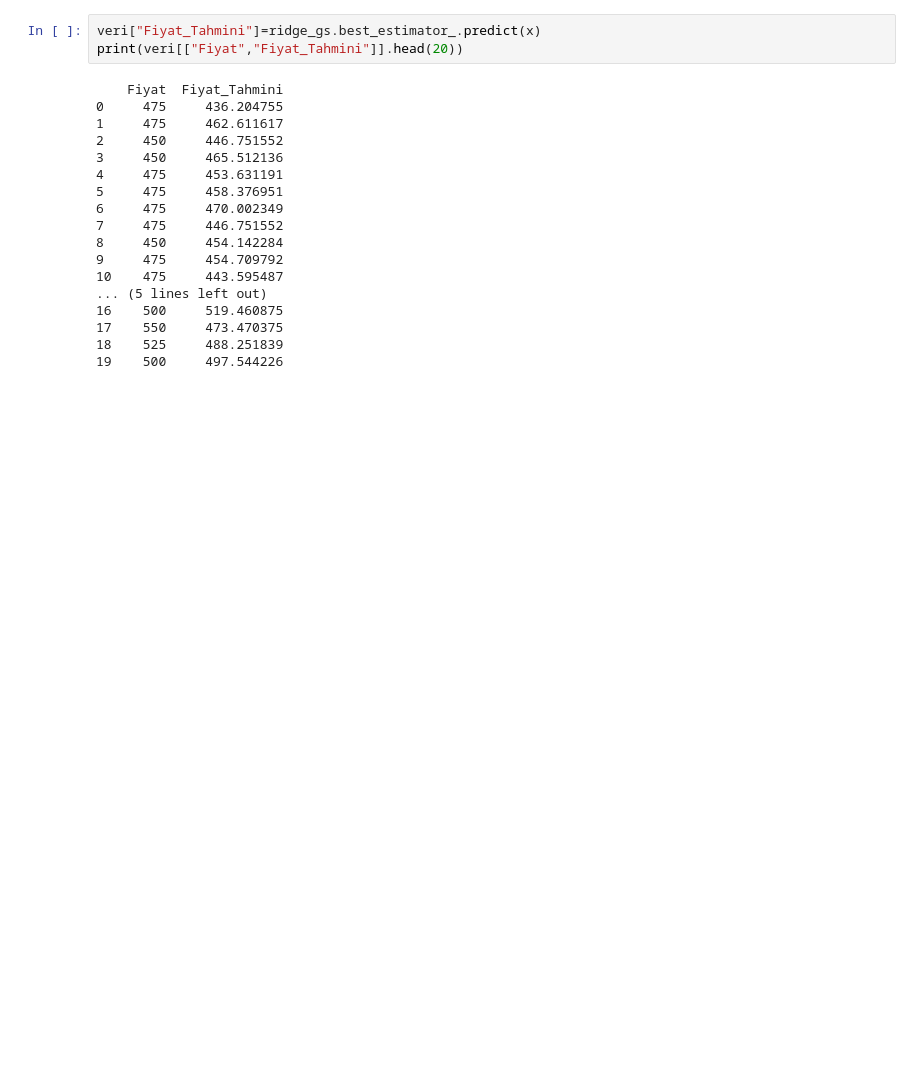
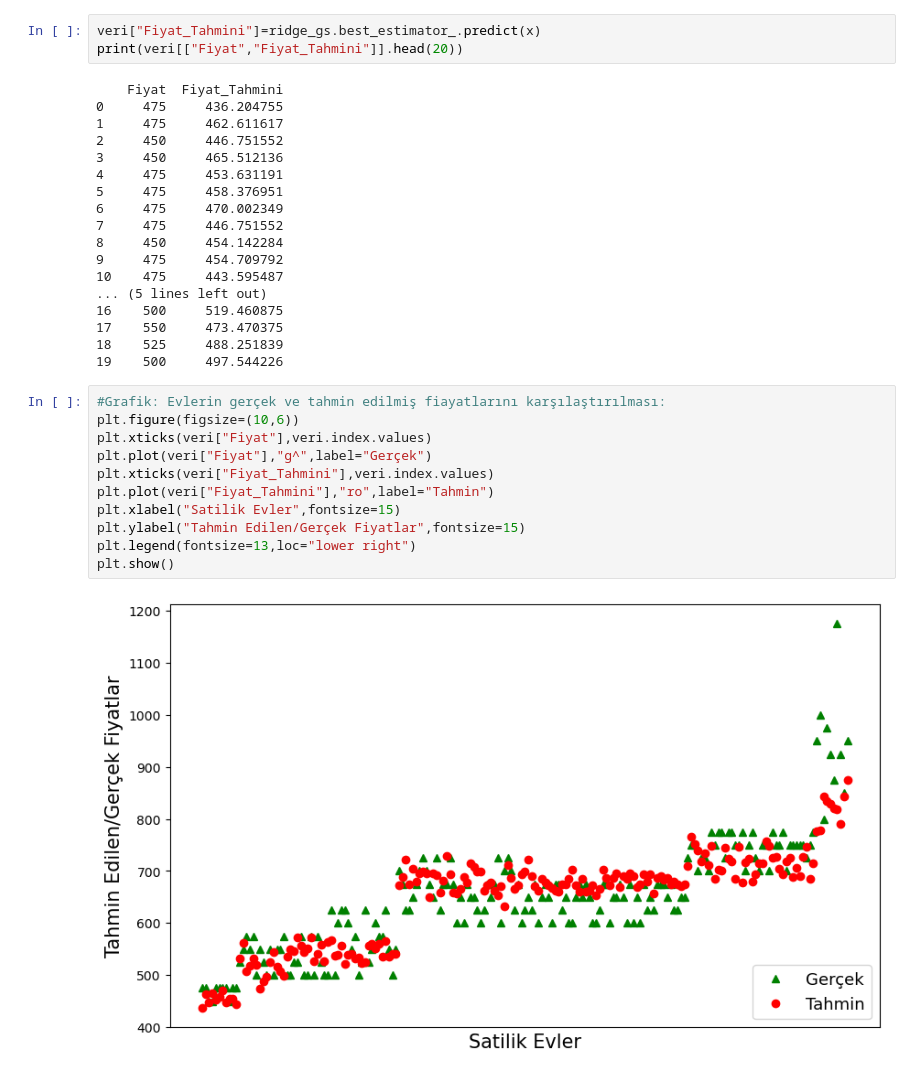
Before and after one commit to enesacarq/ml-experiments, a Jupyter notebook: regression/09_ridge_with_grid_search.ipynb, the cells around one changed output. Cells and saved outputs as stored; diff of their text form; blank space fills up the shorter version.

Commit message:
add graph of ridge

```diff
--- a/regression/09_ridge_with_grid_search.ipynb
+++ b/regression/09_ridge_with_grid_search.ipynb
@@ -105,3 +105,16 @@ print(veri[["Fiyat","Fiyat_Tahmini"]].head(20))
 17    550     473.470375
 18    525     488.251839
 19    500     497.544226
+# %%
+#Grafik: Evlerin gerçek ve tahmin edilmiş fiayatlarını karşılaştırılması:
+plt.figure(figsize=(10,6))
+plt.xticks(veri["Fiyat"],veri.index.values)
+plt.plot(veri["Fiyat"],"g^",label="Gerçek")
+plt.xticks(veri["Fiyat_Tahmini"],veri.index.values)
+plt.plot(veri["Fiyat_Tahmini"],"ro",label="Tahmin")
+plt.xlabel("Satilik Evler",fontsize=15)
+plt.ylabel("Tahmin Edilen/Gerçek Fiyatlar",fontsize=15)
+plt.legend(fontsize=13,loc="lower right")
+plt.show()
+# %% [output]
+[figure, added]
```
Also changed, not shown: parts of 1 cell of this notebook.
